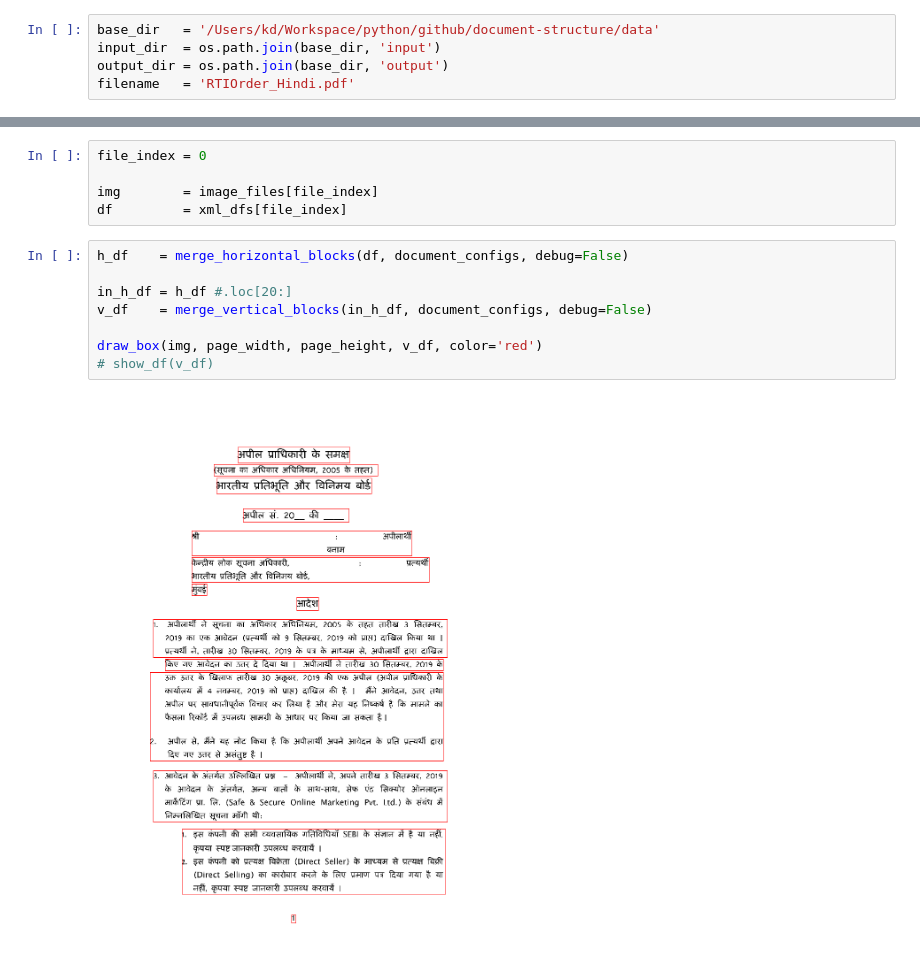
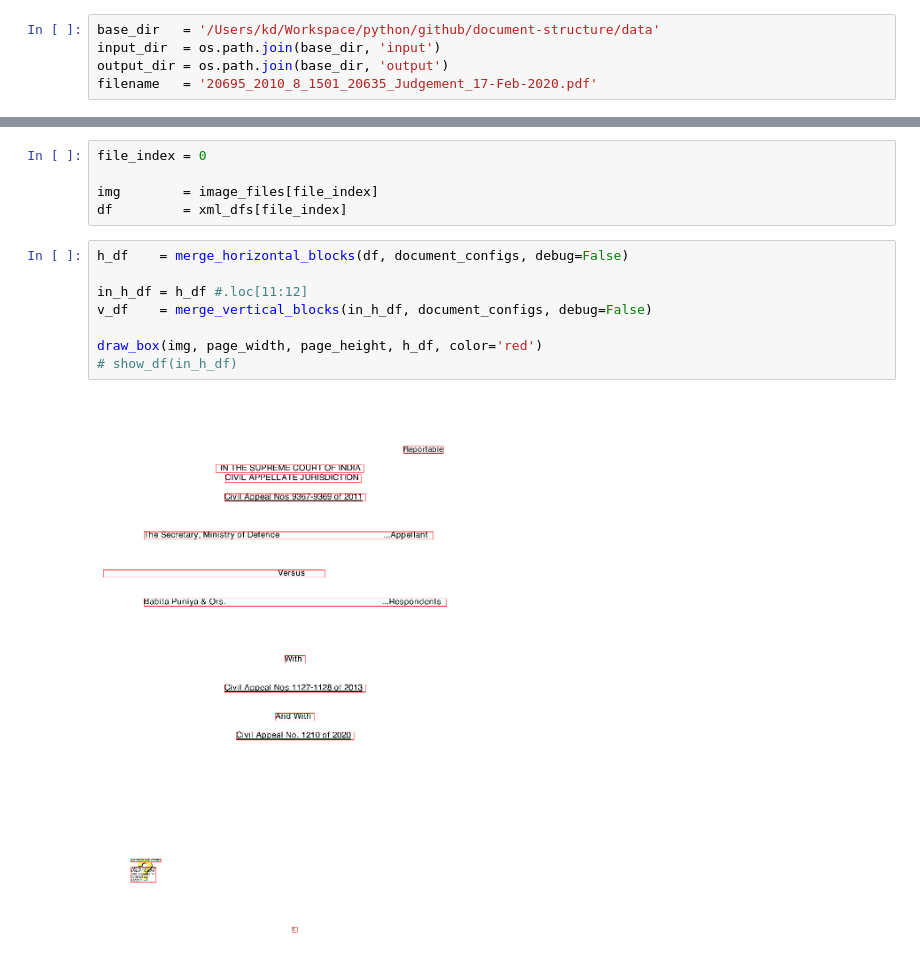
Before and after one commit to kumardeepak/document-structure, a Jupyter notebook: notebooks/DOCUMENT_STRUCTURE_MAIN.ipynb, the cells around one changed output, grey strips where cells are left out. Drawn from its saved outputs; the diff is of its cells as text.

Commit message:
updated logic to calculate width & height of hori & vert boxes

```diff
--- a/notebooks/DOCUMENT_STRUCTURE_MAIN.ipynb
+++ b/notebooks/DOCUMENT_STRUCTURE_MAIN.ipynb
@@ -45,7 +45,7 @@ def show_df(df):
 base_dir   = '/Users/kd/Workspace/python/github/document-structure/data'
 input_dir  = os.path.join(base_dir, 'input')
 output_dir = os.path.join(base_dir, 'output')
-filename   = 'RTIOrder_Hindi.pdf'
+filename   = '20695_2010_8_1501_20635_Judgement_17-Feb-2020.pdf'
 # %%
 pdf_filepath   = os.path.join(input_dir, filename)
 working_dir    = os.path.join(output_dir, os.path.splitext(filename)[0])
@@ -152,13 +152,13 @@ df         = xml_dfs[file_index]
 # %%
 h_df    = merge_horizontal_blocks(df, document_configs, debug=False)
 
-in_h_df = h_df #.loc[20:]
+in_h_df = h_df #.loc[11:12]
 v_df    = merge_vertical_blocks(in_h_df, document_configs, debug=False)
 
-draw_box(img, page_width, page_height, v_df, color='red')
-# show_df(v_df)
+draw_box(img, page_width, page_height, h_df, color='red')
+# show_df(in_h_df)
 # %% [output]
-[figure, old version]
+[figure, new version]
 # %%
 show_df(in_h_df)
 # %% [output]
```
Also changed, not shown: parts of 3 cells of this notebook, 2 other files.
